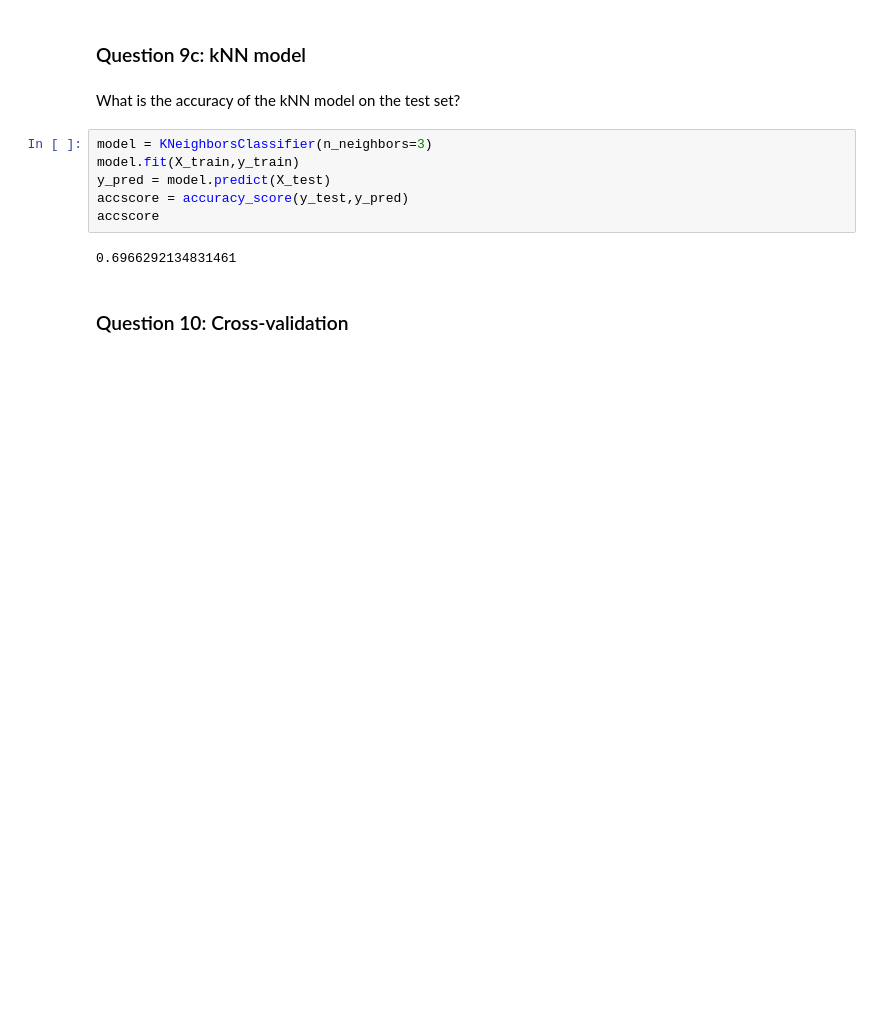
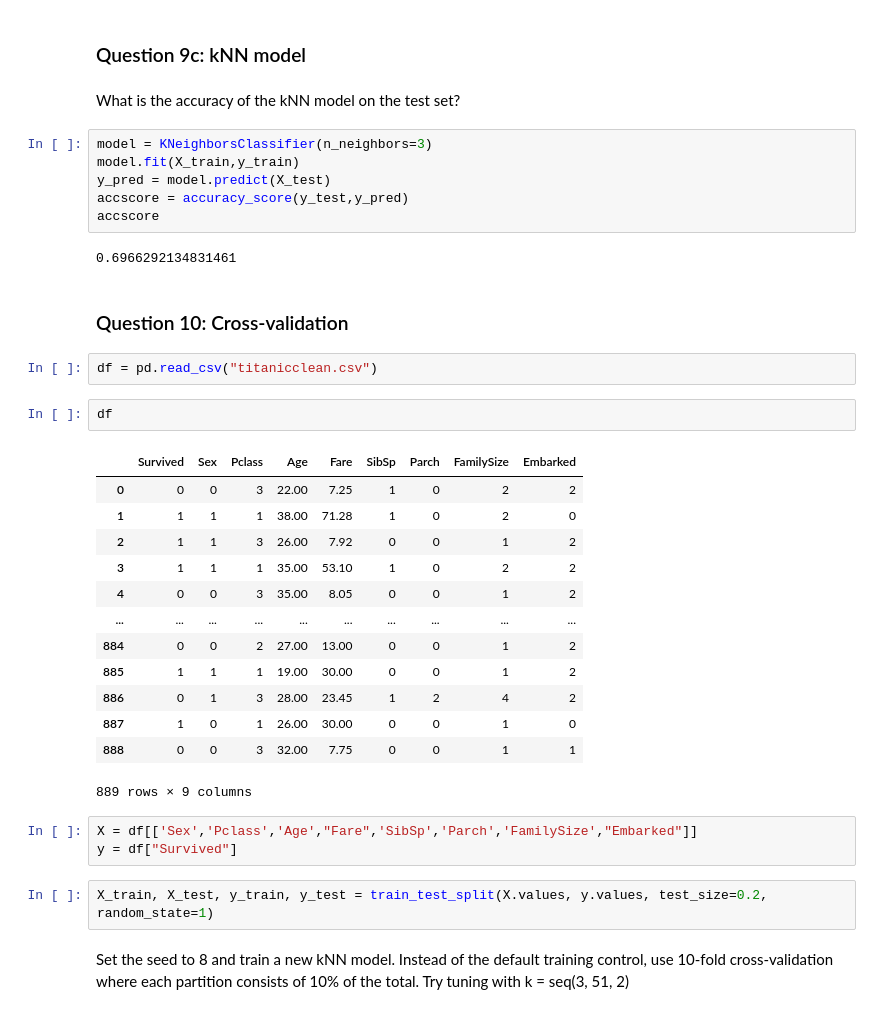
Before and after one commit to dennislamcv1/HarvardX-sDataScience, a Jupyter notebook: PH125.8x/Titanic.ipynb, the cells around one changed output. Drawn from its saved outputs; the diff is of its cells as text; blank space fills up the shorter version.

```diff
--- a/PH125.8x/Titanic.ipynb
+++ b/PH125.8x/Titanic.ipynb
@@ -787,3 +791,28 @@ accscore
 0.6966292134831461
 # %% [markdown]
 ### Question 10: Cross-validation
+# %%
+df = pd.read_csv("titanicclean.csv")
+# %%
+df
+# %% [output]
+|  | Survived | Sex | Pclass | Age | Fare | SibSp | Parch | FamilySize | Embarked |
+| 0 | 0 | 0 | 3 | 22.00 | 7.25 | 1 | 0 | 2 | 2 |
+| 1 | 1 | 1 | 1 | 38.00 | 71.28 | 1 | 0 | 2 | 0 |
+| 2 | 1 | 1 | 3 | 26.00 | 7.92 | 0 | 0 | 1 | 2 |
+| 3 | 1 | 1 | 1 | 35.00 | 53.10 | 1 | 0 | 2 | 2 |
+| 4 | 0 | 0 | 3 | 35.00 | 8.05 | 0 | 0 | 1 | 2 |
+| ... | ... | ... | ... | ... | ... | ... | ... | ... | ... |
+| 884 | 0 | 0 | 2 | 27.00 | 13.00 | 0 | 0 | 1 | 2 |
+| 885 | 1 | 1 | 1 | 19.00 | 30.00 | 0 | 0 | 1 | 2 |
+| 886 | 0 | 1 | 3 | 28.00 | 23.45 | 1 | 2 | 4 | 2 |
+| 887 | 1 | 0 | 1 | 26.00 | 30.00 | 0 | 0 | 1 | 0 |
+| 888 | 0 | 0 | 3 | 32.00 | 7.75 | 0 | 0 | 1 | 1 |
+889 rows × 9 columns
+# %%
+X = df[['Sex','Pclass','Age',"Fare",'SibSp','Parch','FamilySize',"Embarked"]]
+y = df["Survived"]
+# %%
+X_train, X_test, y_train, y_test = train_test_split(X.values, y.values, test_size=0.2, random_state=1)
+# %% [markdown]
+Set the seed to 8 and train a new kNN model. Instead of the default training control, use 10-fold cross-validation where each partition consists of 10% of the total. Try tuning with k = seq(3, 51, 2)
```
Also changed, not shown: parts of 31 cells of this notebook.
